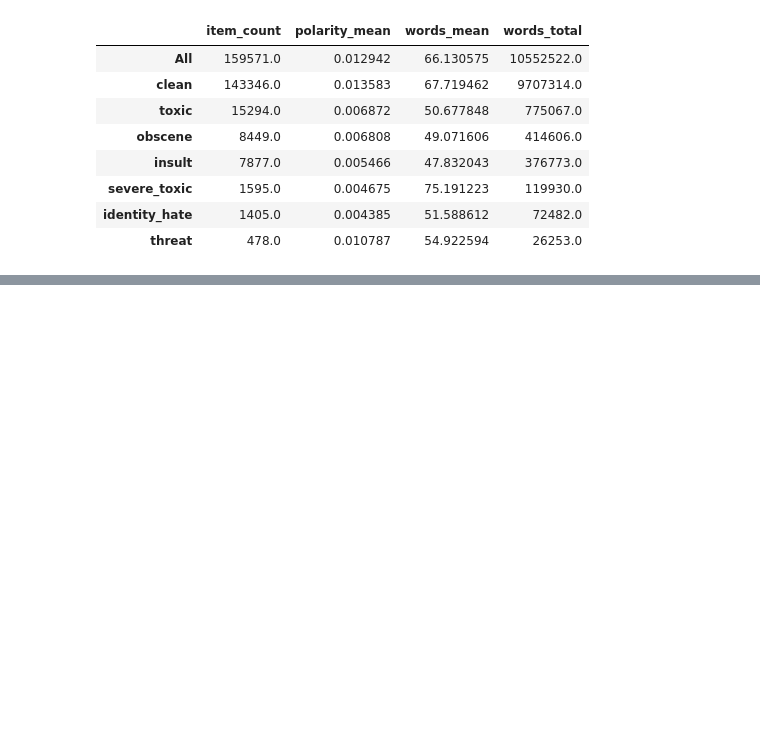
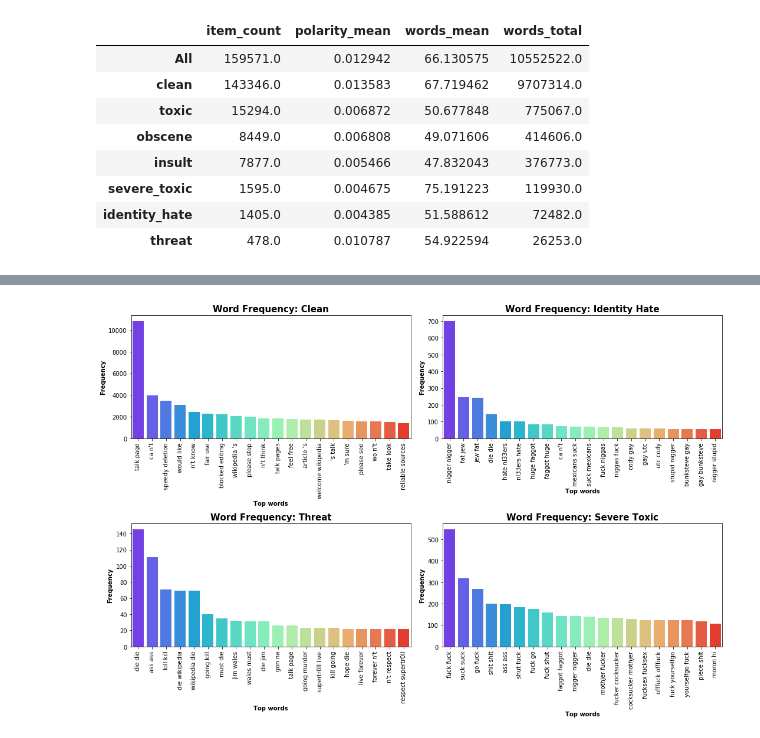
Before and after one commit to cipher813/McMahon_Metis, a Jupyter notebook: Project_4/notebooks/4_Toxic_EDA_1.ipynb, the cells around one changed output, grey strips where cells are left out. Cells and saved outputs as stored; diff of their text form; code cells hidden in the pictures; blank space fills up the shorter version.

```diff
--- a/Project_4/notebooks/4_Toxic_EDA_1.ipynb
+++ b/Project_4/notebooks/4_Toxic_EDA_1.ipynb
@@ -315,0 +560,70 @@ from pprint import pprint
+# %%
+fig,ax = plt.subplots(figsize=(15,10),nrows=2,ncols=2)
+ax = plt.subplot(221)
+cc1a = [r.split() for r in cc.clean]
+cc1a = [r[0] + " " + r[1] + "," + r[2] for r in cc1a]
+cc1a = pd.DataFrame(cc1a)
+cc1a['count'] = cc1a[0].apply(lambda x: int(x.split(',')[-1]))
+cc1a['words'] = cc1a[0].apply(lambda x: x.split(',')[0])
+cc1a = cc1a[['words','count']]
+cc1a['words2'] = cc1a['words']
+cc1a = cc1a.set_index('words2')
+ax = sns.barplot(x="words",y="count",data=cc1a,palette='rainbow')
+ax.set_xlabel("Top words",fontweight='bold')
+ax.set_ylabel("Frequency",fontweight='bold')
+plt.xticks(rotation=90)
+plt.title("Word Frequency: Clean",fontweight='bold',fontsize=15)
+
+ax = plt.subplot(222)
+cc2 = [r.split() for r in cc.identity_hate]
+cc2 = [r[0] + " " + r[1] + "," + r[2] for r in cc2]
+cc2 = pd.DataFrame(cc2)
+cc2['count'] = cc2[0].apply(lambda x: int(x.split(',')[-1]))
+cc2['words'] = cc2[0].apply(lambda x: x.split(',')[0])
+cc2 = cc2[['words','count']]
+cc2['words2'] = cc2['words']
+cc2 = cc2.set_index('words2')
+ax = sns.barplot(x="words",y="count",data=cc2,palette='rainbow')
+ax.set_xlabel("Top words",fontweight='bold')
+ax.set_ylabel("Frequency",fontweight='bold')
+plt.xticks(rotation=90)
+plt.title("Word Frequency: Identity Hate",fontweight='bold',fontsize=15)
+
+ax = plt.subplot(223)
+cc3 = [r.split() for r in cc.threat]
+cc3 = [r[0] + " " + r[1] + "," + r[2] for r in cc3]
+cc3 = pd.DataFrame(cc3)
+cc3['count'] = cc3[0].apply(lambda x: int(x.split(',')[-1]))
+cc3['words'] = cc3[0].apply(lambda x: x.split(',')[0])
+cc3 = cc3[['words','count']]
+cc3['words2'] = cc3['words']
+cc3 = cc3.set_index('words2')
+ax = sns.barplot(x="words",y="count",data=cc3,palette='rainbow')
+ax.set_xlabel("Top words",fontweight='bold')
+ax.set_ylabel("Frequency",fontweight='bold')
+plt.xticks(rotation=90)
+plt.title("Word Frequency: Threat",fontweight='bold',fontsize=15)
+
+ax = plt.subplot(224)
+cc4 = [r.split() for r in cc.severe_toxic]
+cc4 = [r[0] + " " + r[1] + "," + r[2] for r in cc4]
+cc4 = pd.DataFrame(cc4)
+cc4['count'] = cc4[0].apply(lambda x: int(x.split(',')[-1]))
+cc4['words'] = cc4[0].apply(lambda x: x.split(',')[0])
+cc4 = cc4[['words','count']]
+cc4['words2'] = cc4['words']
+cc4 = cc4.set_index('words2')
+# cc4 = [r.split() for r in cc.threat]
+# cc4 = pd.DataFrame(cc4,columns=['word','count'],dtype=int)
+# cc4['word2'] = cc4['word']
+# cc4 = cc4.set_index('word2')
+ax = sns.barplot(x="words",y="count",data=cc4,palette='rainbow')
+ax.set_xlabel("Top words",fontweight='bold')
+ax.set_ylabel("Frequency",fontweight='bold')
+plt.xticks(rotation=90)
+plt.title("Word Frequency: Severe Toxic",fontweight='bold',fontsize=15)
+
+plt.tight_layout()
+plt.savefig("../charts/wordsbyclass1.png")
+# %% [output]
+[figure, added]
```
Also changed, not shown: parts of 28 cells of this notebook, 20 other files.
